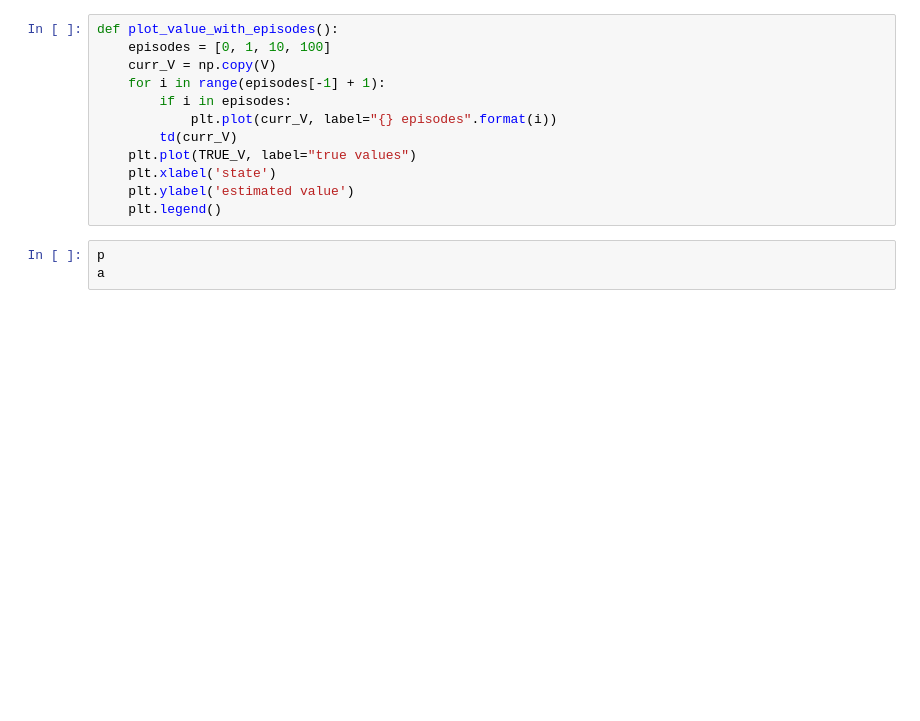
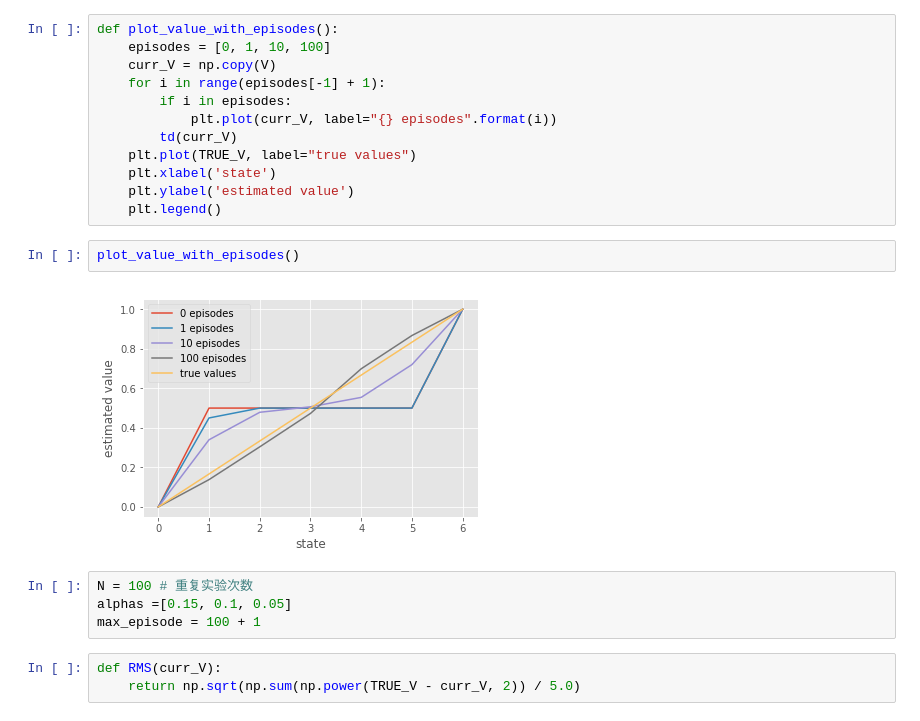
Before and after one commit to Baytoro/RL_shenlan, a Jupyter notebook: HW5_TD.ipynb, the cells around one changed output. Saved outputs shown, nothing was run; the diff lists cells and outputs as text; blank space fills up the shorter version.

```diff
--- a/HW5_TD.ipynb
+++ b/HW5_TD.ipynb
@@ -42,6 +44,14 @@ def plot_value_with_episodes():
     plt.xlabel('state')
     plt.ylabel('estimated value')
     plt.legend()
-# %%
-p
-a
+# %%
+plot_value_with_episodes()
+# %% [output]
+[figure, added]
+# %%
+N = 100 # 重复实验次数
+alphas =[0.15, 0.1, 0.05]
+max_episode = 100 + 1
+# %%
+def RMS(curr_V):
+    return np.sqrt(np.sum(np.power(TRUE_V - curr_V, 2)) / 5.0)
```
Also changed, not shown: parts of 28 cells of this notebook.
